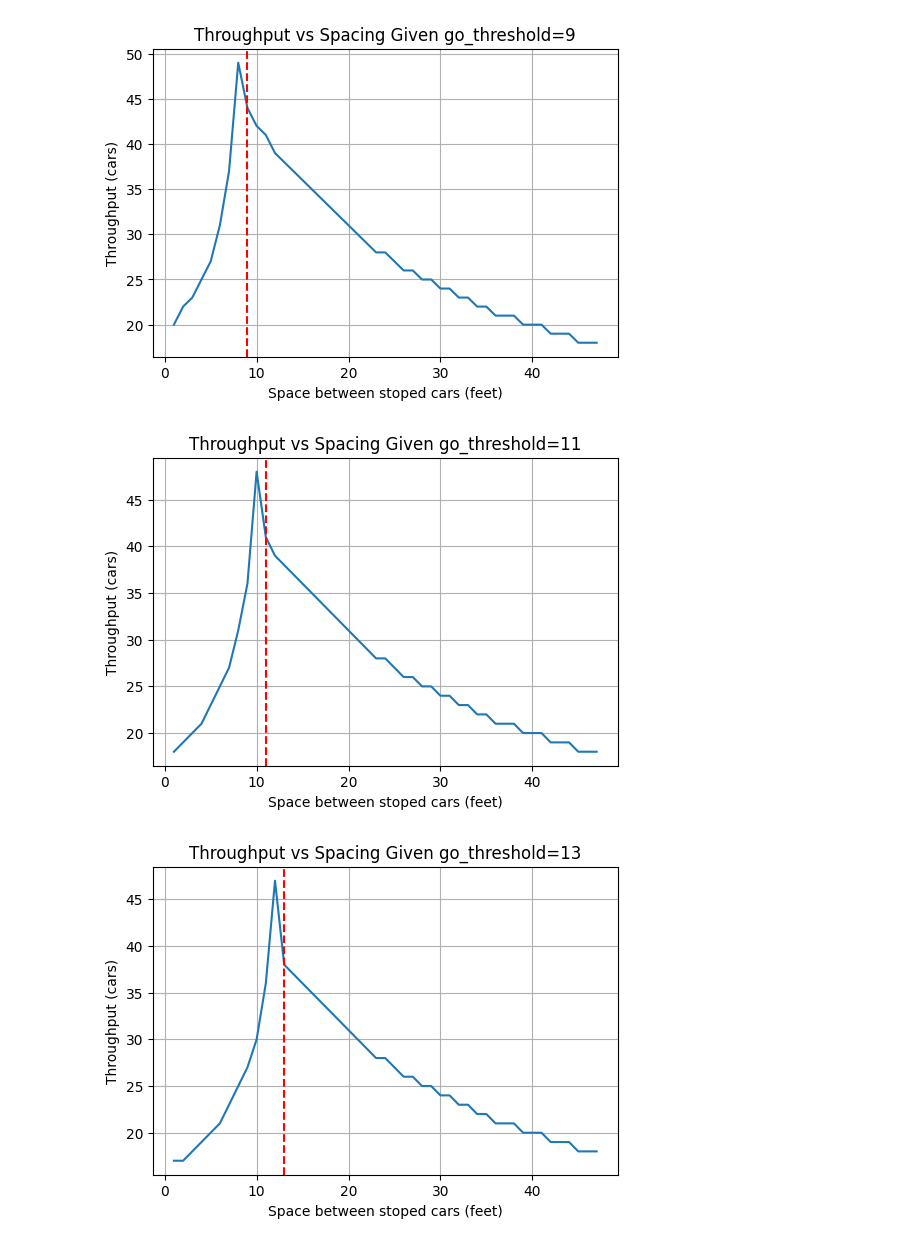
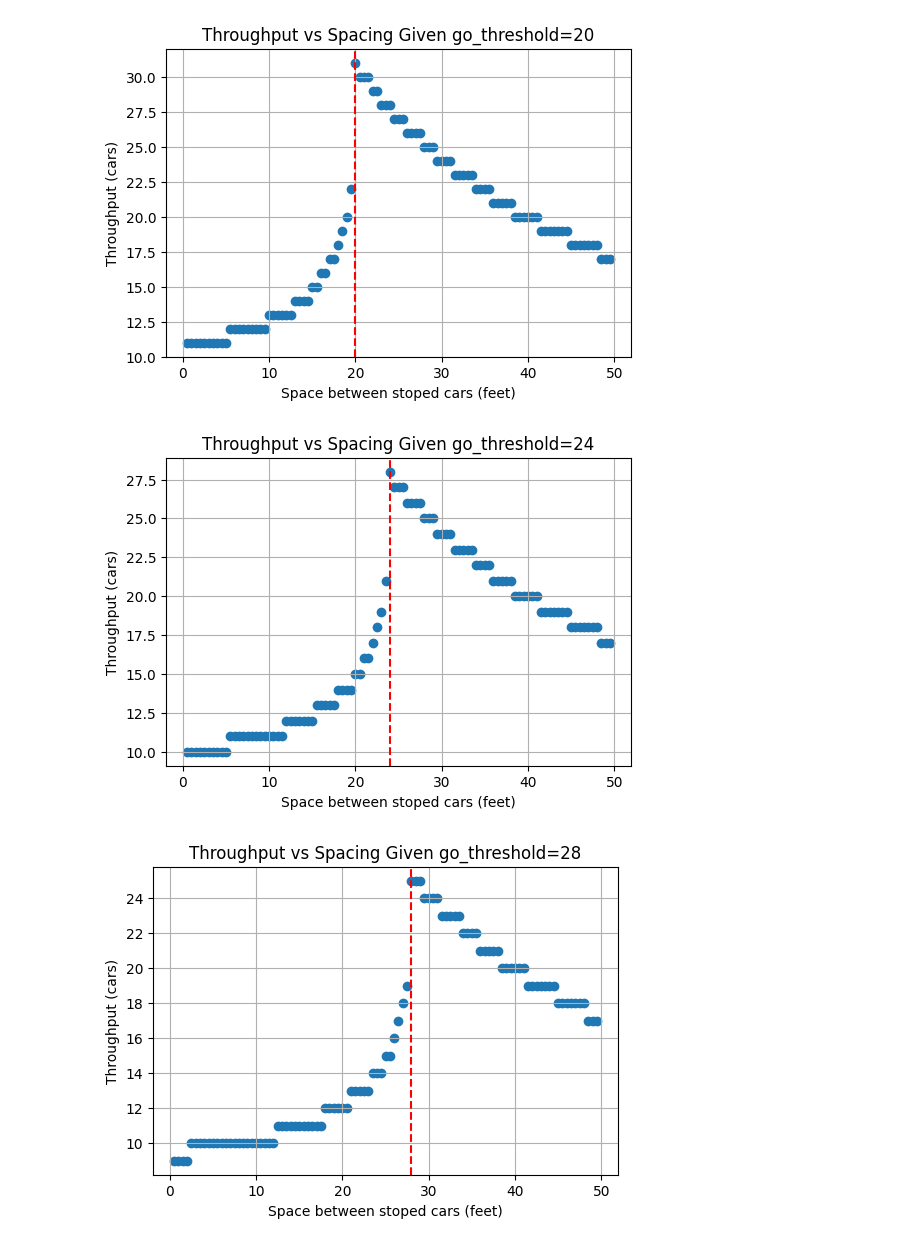
Before and after one commit to cormac-taylor/traffic_light_intersection_simulation, a Jupyter notebook: optimization.ipynb, the cells around one changed output. Saved outputs shown, nothing was run; the diff lists cells and outputs as text; code cells hidden in the pictures.

```diff
--- a/optimization.ipynb
+++ b/optimization.ipynb
@@ -71,17 +100,15 @@ import sys
 # %%
-import matplotlib.pyplot as plt
-
 partial_throughput = lambda go_thresh, spacing: throughput_basic(mph_to_mps(speed_limit), green_time, speed_limit * yellow_time_multiple, feet_to_meters(car_length), feet_to_meters(spacing), feet_to_meters(go_thresh), acceleration)
 
-go_thresholds = range(1, 48, 2)
-stopped_spacings = range(1, 48)
+go_thresholds = range(4, 41, 4)
+stopped_spacings = [x / 2 for x in range(1, 100)]
 
 for thresh in go_thresholds:
     spacing_throughput = lambda space : partial_throughput (thresh, space)
     throughput = list(map(spacing_throughput, stopped_spacings))
 
     plt.figure(figsize=(6, 4))
-    plt.plot(stopped_spacings, throughput)
+    plt.scatter(stopped_spacings, throughput)
     plt.axvline(x=thresh, color='red', linestyle='--', label='go threshold')
 
     plt.xlabel("Space between stoped cars (feet)")
@@ -97,3 +124,3 @@ for thresh in go_thresholds:
-[figure, old version]
+[figure, new version]
-[figure, old version]
+[figure, new version]
-[figure, old version]
+[figure, new version]
```
Also changed, not shown: parts of 5 cells of this notebook.
